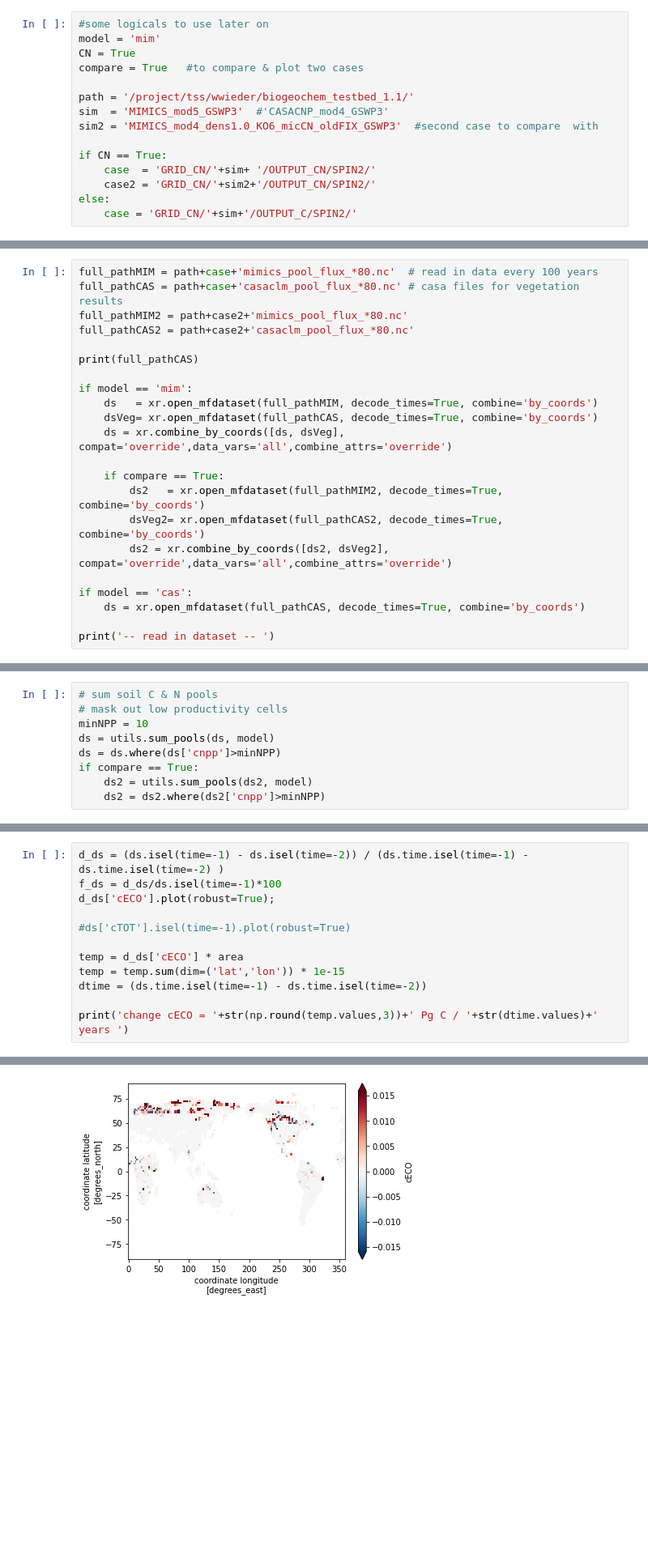
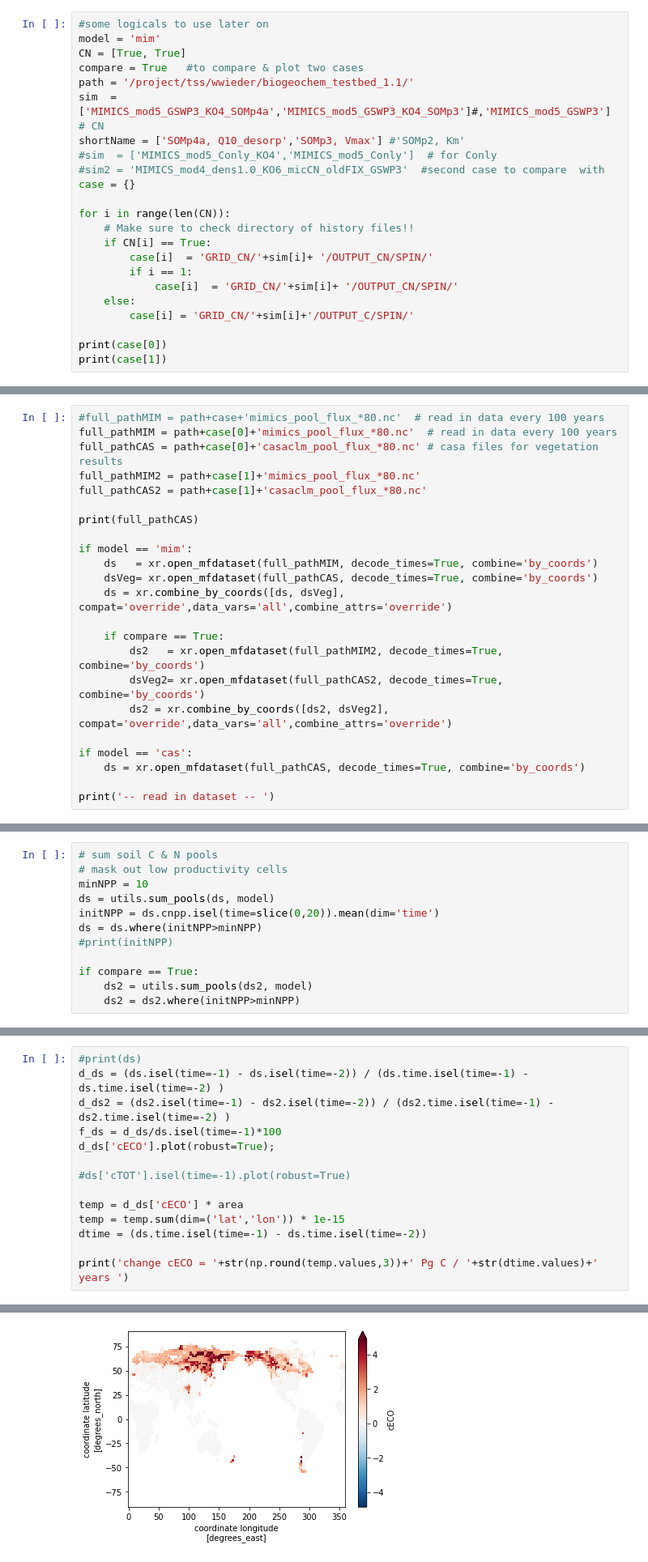
Before and after one commit to wwieder/biogeochem_testbed, a Jupyter notebook: analysis_code/CheckSpinup.ipynb, the cells around one changed output, grey strips where cells are left out. Shown at 81% size. Saved outputs shown, nothing was run; the diff lists cells and outputs as text; blank space fills up the shorter version.

Commit message:
check SOMp* modifications

```diff
--- a/analysis_code/CheckSpinup.ipynb
+++ b/analysis_code/CheckSpinup.ipynb
@@ -63,15 +68,23 @@ print(xr.__version__)
 # %%
 #some logicals to use later on
 model = 'mim'
-CN = True
+CN = [True, True]
 compare = True   #to compare & plot two cases
+path = '/project/tss/wwieder/biogeochem_testbed_1.1/'
+sim  = ['MIMICS_mod5_GSWP3_KO4_SOMp4a','MIMICS_mod5_GSWP3_KO4_SOMp3']#,'MIMICS_mod5_GSWP3']  # CN
+shortName = ['SOMp4a, Q10_desorp','SOMp3, Vmax'] #'SOMp2, Km'
+#sim  = ['MIMICS_mod5_Conly_KO4','MIMICS_mod5_Conly']  # for Conly
+#sim2 = 'MIMICS_mod4_dens1.0_KO6_micCN_oldFIX_GSWP3'  #second case to compare  with
+case = {}
 
-path = '/project/tss/wwieder/biogeochem_testbed_1.1/'
-sim  = 'MIMICS_mod5_GSWP3'  #'CASACNP_mod4_GSWP3'
-sim2 = 'MIMICS_mod4_dens1.0_KO6_micCN_oldFIX_GSWP3'  #second case to compare  with
+for i in range(len(CN)):
+    # Make sure to check directory of history files!!
+    if CN[i] == True:
+        case[i]  = 'GRID_CN/'+sim[i]+ '/OUTPUT_CN/SPIN/'
+        if i == 1:
+            case[i]  = 'GRID_CN/'+sim[i]+ '/OUTPUT_CN/SPIN/'
+    else:
+        case[i] = 'GRID_CN/'+sim[i]+'/OUTPUT_C/SPIN/'
 
-if CN == True:
-    case  = 'GRID_CN/'+sim+ '/OUTPUT_CN/SPIN2/'
-    case2 = 'GRID_CN/'+sim2+'/OUTPUT_CN/SPIN2/'
-else:
-    case = 'GRID_CN/'+sim+'/OUTPUT_C/SPIN2/'
+print(case[0])
+print(case[1])
@@ -78,10 +94,11 @@ else:
 # %% [markdown]
 #### Point to and open datasets
 # %%
-full_pathMIM = path+case+'mimics_pool_flux_*80.nc'  # read in data every 100 years
-full_pathCAS = path+case+'casaclm_pool_flux_*80.nc' # casa files for vegetation results
-full_pathMIM2 = path+case2+'mimics_pool_flux_*80.nc'
-full_pathCAS2 = path+case2+'casaclm_pool_flux_*80.nc'
+#full_pathMIM = path+case+'mimics_pool_flux_*80.nc'  # read in data every 100 years
+full_pathMIM = path+case[0]+'mimics_pool_flux_*80.nc'  # read in data every 100 years
+full_pathCAS = path+case[0]+'casaclm_pool_flux_*80.nc' # casa files for vegetation results
+full_pathMIM2 = path+case[1]+'mimics_pool_flux_*80.nc'
+full_pathCAS2 = path+case[1]+'casaclm_pool_flux_*80.nc'
 
 print(full_pathCAS)
 
@@ -107,8 +124,11 @@ print('-- read in dataset -- ')
 # mask out low productivity cells
 minNPP = 10
 ds = utils.sum_pools(ds, model)
-ds = ds.where(ds['cnpp']>minNPP)
+initNPP = ds.cnpp.isel(time=slice(0,20)).mean(dim='time')
+ds = ds.where(initNPP>minNPP)
+#print(initNPP)
+
 if compare == True:
     ds2 = utils.sum_pools(ds2, model)
-    ds2 = ds2.where(ds2['cnpp']>minNPP)
+    ds2 = ds2.where(initNPP>minNPP)
 # %%
@@ -191,7 +211,9 @@ for index, ax in np.ndenumerate(axes):
 # %% [markdown]
 ### Look at changes in soil pools in last 100 years
 # %%
+#print(ds)
 d_ds = (ds.isel(time=-1) - ds.isel(time=-2)) / (ds.time.isel(time=-1) - ds.time.isel(time=-2) )
+d_ds2 = (ds2.isel(time=-1) - ds2.isel(time=-2)) / (ds2.time.isel(time=-1) - ds2.time.isel(time=-2) )
 f_ds = d_ds/ds.isel(time=-1)*100
 d_ds['cECO'].plot(robust=True);
 
@@ -207 +229 @@ change cECO = 0.0 Pg C / 100.0 years
-[figure, old version]
+[figure, new version]
```
Also changed, not shown: parts of 38 cells of this notebook.
